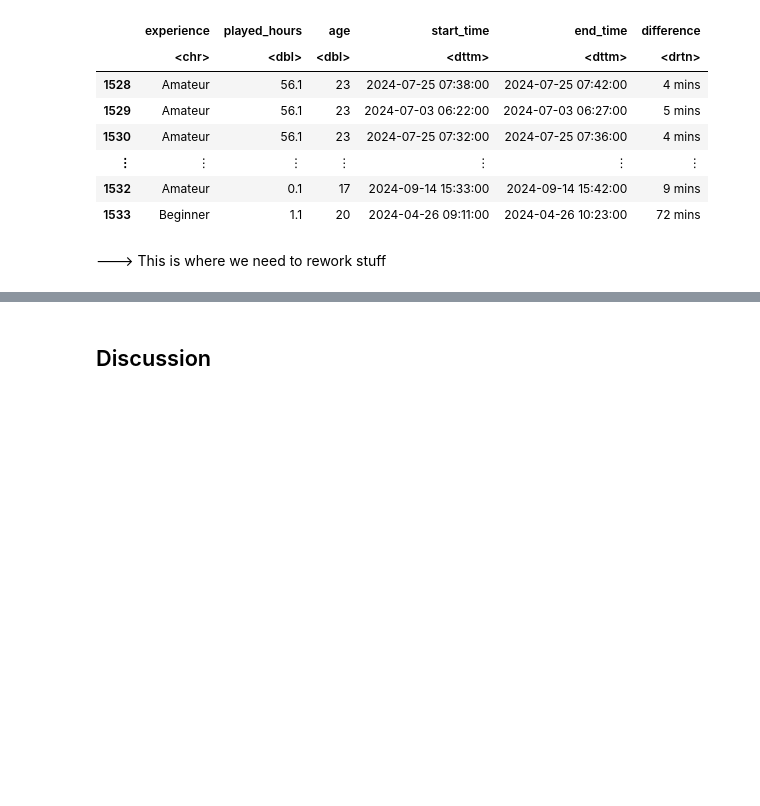
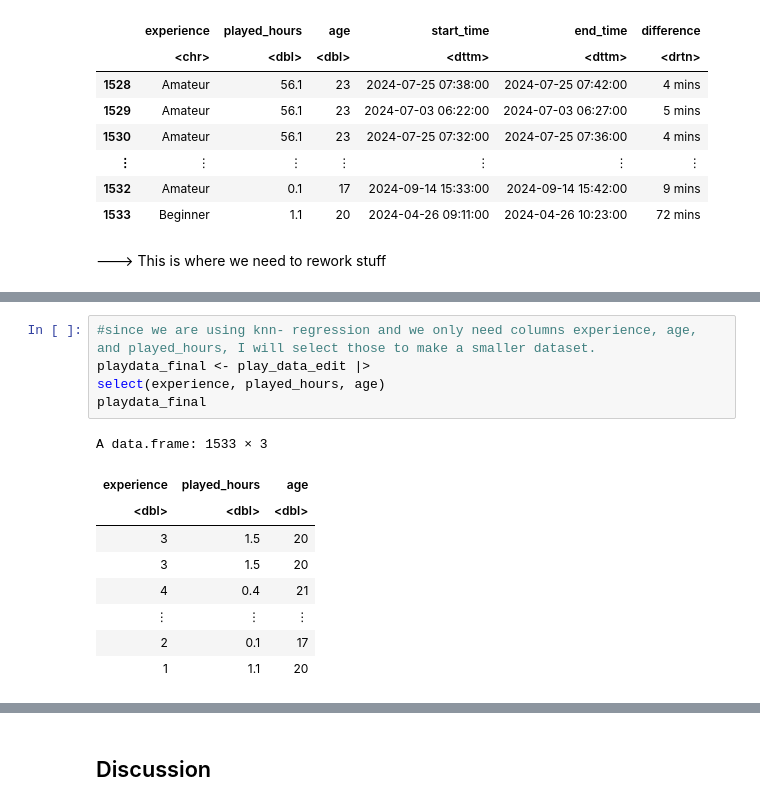
Before and after one commit to EtanSun/DSCI_100_Project, a Jupyter notebook: project.ipynb, the cells around one changed output, grey strips where cells are left out. Saved outputs shown, nothing was run; the diff lists cells and outputs as text; blank space fills up the shorter version.

```diff
--- a/project.ipynb
+++ b/project.ipynb
@@ -229,0 +199,15 @@ A data.frame: 6 × 6
+# %%
+#since we are using knn- regression and we only need columns experience, age, and played_hours, I will select those to make a smaller dataset.
+playdata_final <- play_data_edit |>
+select(experience, played_hours, age)
+playdata_final
+# %% [output]
+A data.frame: 1533 × 3
+| experience | played_hours | age |
+| <dbl> | <dbl> | <dbl> |
+| 3 | 1.5 | 20 |
+| 3 | 1.5 | 20 |
+| 4 | 0.4 | 21 |
+| ⋮ | ⋮ | ⋮ |
+| 2 | 0.1 | 17 |
+| 1 | 1.1 | 20 |
```
Also changed, not shown: parts of 5 cells of this notebook.
